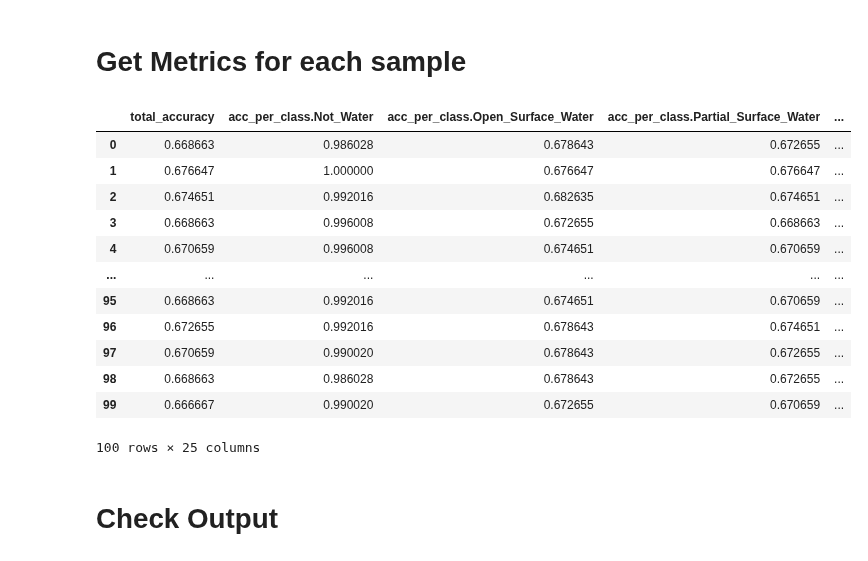
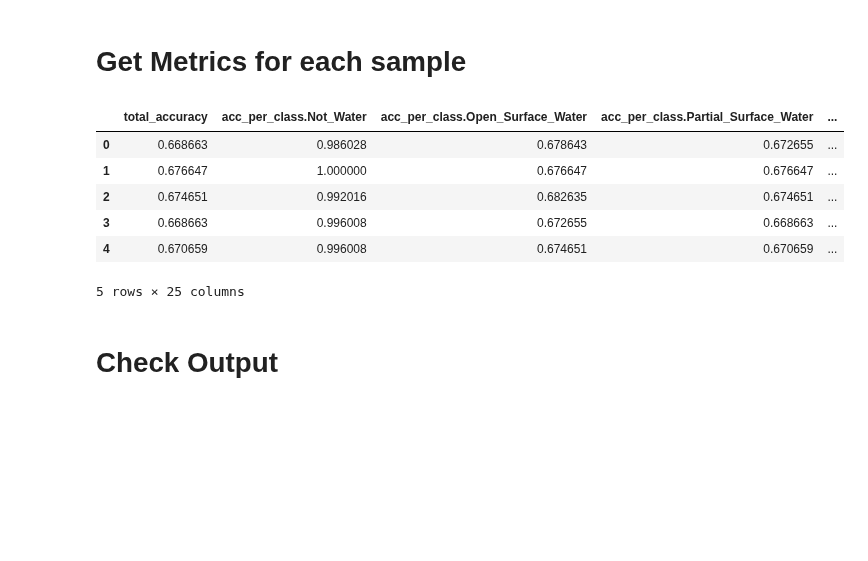
Before and after one commit to OPERA-Cal-Val/DSWx-HLS-Requirement-Verification, a Jupyter notebook: 0-Verify_Requirements.ipynb, the cells around one changed output. Drawn from its saved outputs; the diff is of its cells as text; code cells hidden in the pictures; blank space fills up the shorter version.

```diff
--- a/0-Verify_Requirements.ipynb
+++ b/0-Verify_Requirements.ipynb
@@ -688,21 +697,15 @@ metric_data = list(starmap(get_metrics_for_one_sample, tqdm(data_temp)))
 # %%
 from pandas import json_normalize
 df_all_samples = pd.DataFrame(json_normalize(metric_data))
-df_all_samples
+df_all_samples.head()
 # %% [output]
 |  | total_accuracy | acc_per_class.Not_Water | acc_per_class.Open_Surface_Water | acc_per_class.Partial_Surface_Water | ... |
 | 0 | 0.668663 | 0.986028 | 0.678643 | 0.672655 | ... |
 | 1 | 0.676647 | 1.000000 | 0.676647 | 0.676647 | ... |
 | 2 | 0.674651 | 0.992016 | 0.682635 | 0.674651 | ... |
 | 3 | 0.668663 | 0.996008 | 0.672655 | 0.668663 | ... |
 | 4 | 0.670659 | 0.996008 | 0.674651 | 0.670659 | ... |
-| ... | ... | ... | ... | ... | ... |
-| 95 | 0.668663 | 0.992016 | 0.674651 | 0.670659 | ... |
-| 96 | 0.672655 | 0.992016 | 0.678643 | 0.674651 | ... |
-| 97 | 0.670659 | 0.990020 | 0.678643 | 0.672655 | ... |
-| 98 | 0.668663 | 0.986028 | 0.678643 | 0.672655 | ... |
-| 99 | 0.666667 | 0.990020 | 0.672655 | 0.670659 | ... |
-100 rows × 25 columns
+5 rows × 25 columns
 # %% [markdown]
 # Check Output
 # %%
```
Also changed, not shown: parts of 4 cells of this notebook.
